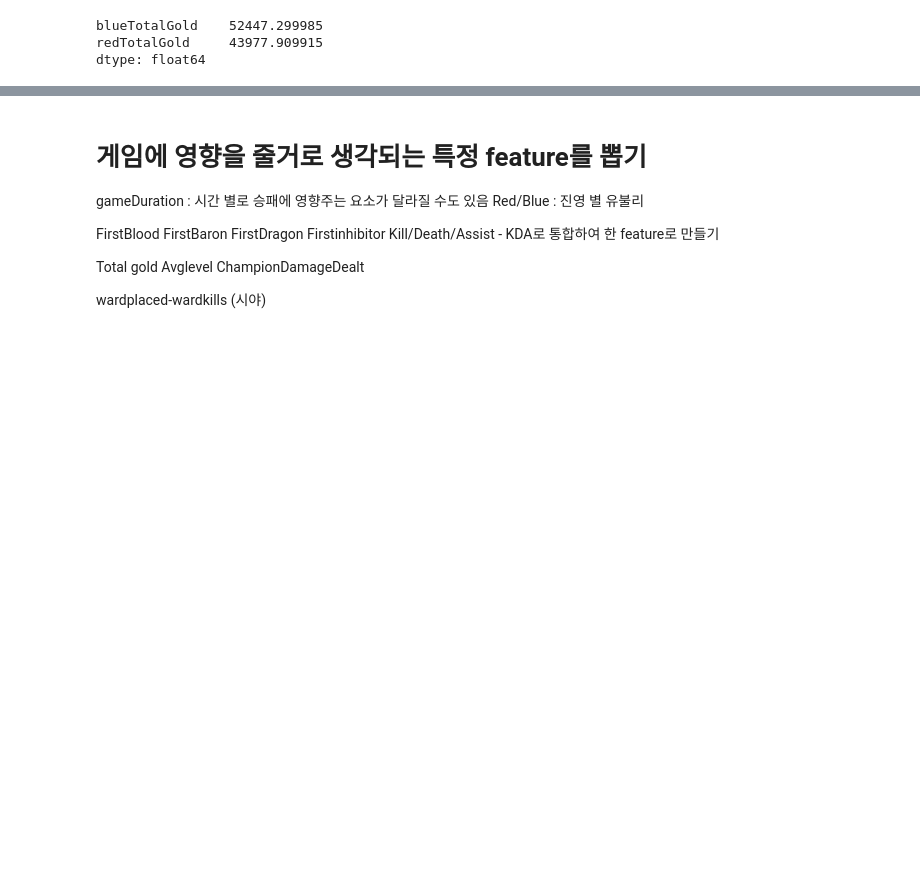
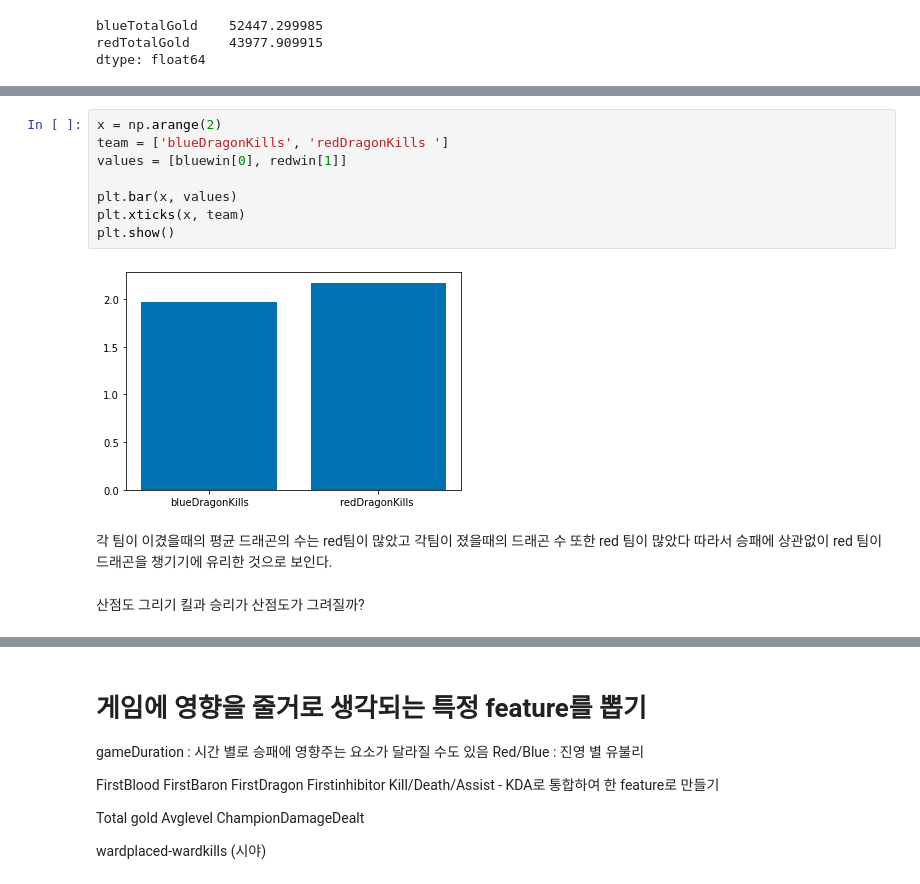
Before and after one commit to Recorder08/Recorder08.github.io, a Jupyter notebook: aix.ipynb, the cells around one changed output, grey strips where cells are left out. Saved outputs shown, nothing was run; the diff lists cells and outputs as text; blank space fills up the shorter version.

```diff
--- a/aix.ipynb
+++ b/aix.ipynb
@@ -155,0 +191,14 @@ dtype: float64
+# %%
+x = np.arange(2)
+team = ['blueDragonKills', 'redDragonKills ']
+values = [bluewin[0], redwin[1]]
+
+plt.bar(x, values)
+plt.xticks(x, team)
+plt.show()
+# %% [output]
+[figure, added]
+# %% [markdown]
+각 팀이 이겼을때의 평균 드래곤의 수는 red팀이 많았고 각팀이 졌을때의 드래곤 수 또한 red 팀이 많았다 따라서 승패에 상관없이 red 팀이 드래곤을 챙기기에 유리한 것으로 보인다.
+# %% [markdown]
+산점도 그리기 킬과 승리가 산점도가 그려질까?
```
Also changed, not shown: parts of 55 cells of this notebook.
